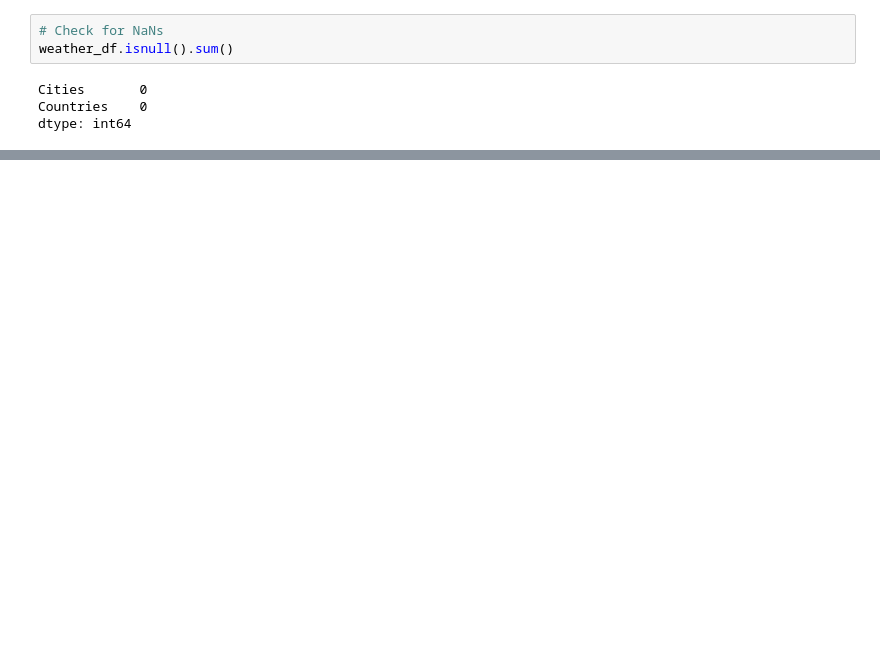
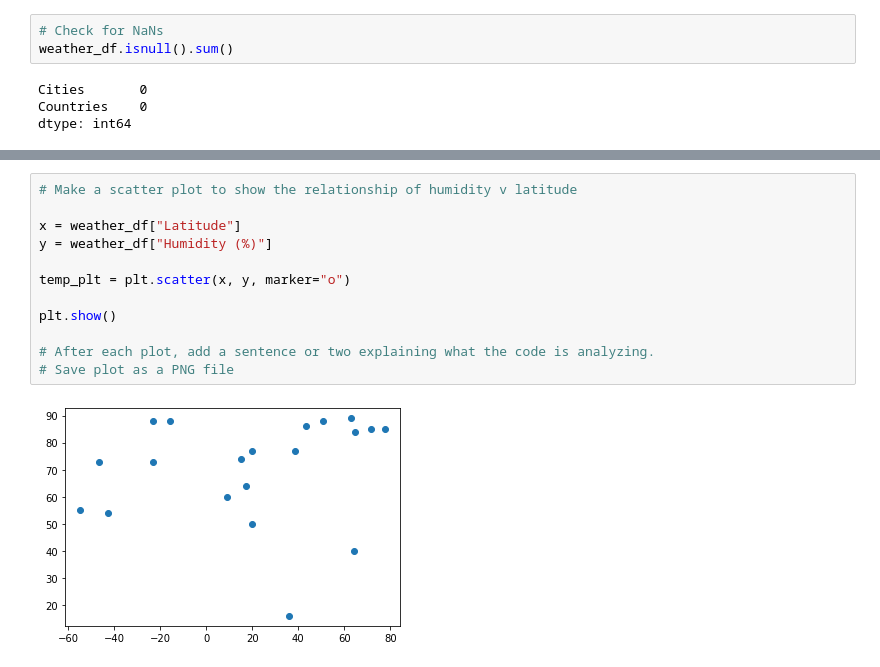
Before and after one commit to swdrich/python-api-challenge, a Jupyter notebook: WeatherPy/WeatherPy.ipynb, the cells around one changed output, grey strips where cells are left out. Drawn from its saved outputs; the diff is of its cells as text; blank space fills up the shorter version.

```diff
--- a/WeatherPy/WeatherPy.ipynb
+++ b/WeatherPy/WeatherPy.ipynb
@@ -278,0 +272,14 @@ weather_df
+# %%
+# Make a scatter plot to show the relationship of humidity v latitude
+
+x = weather_df["Latitude"]
+y = weather_df["Humidity (%)"]
+
+temp_plt = plt.scatter(x, y, marker="o")
+
+plt.show()
+
+# After each plot, add a sentence or two explaining what the code is analyzing.
+# Save plot as a PNG file
+# %% [output]
+[figure, added]
```
Also changed, not shown: parts of 16 cells of this notebook, 1 other file.
